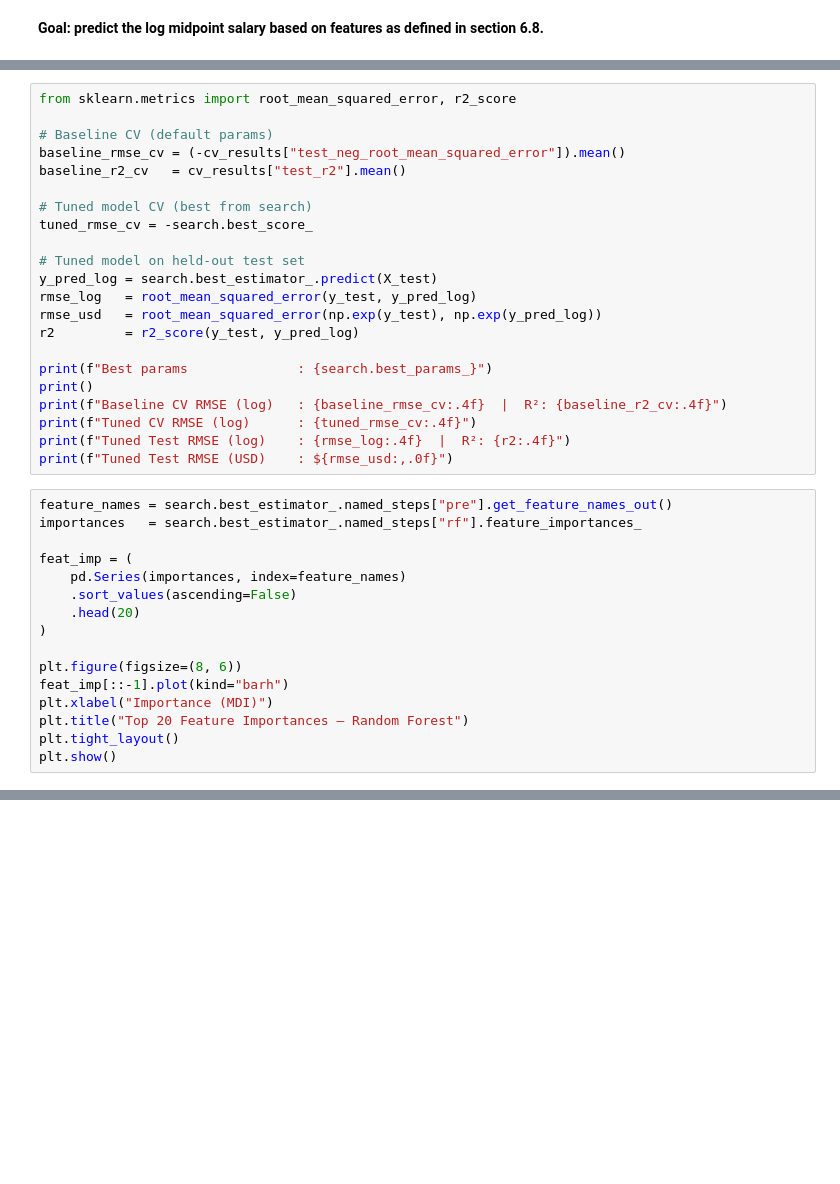
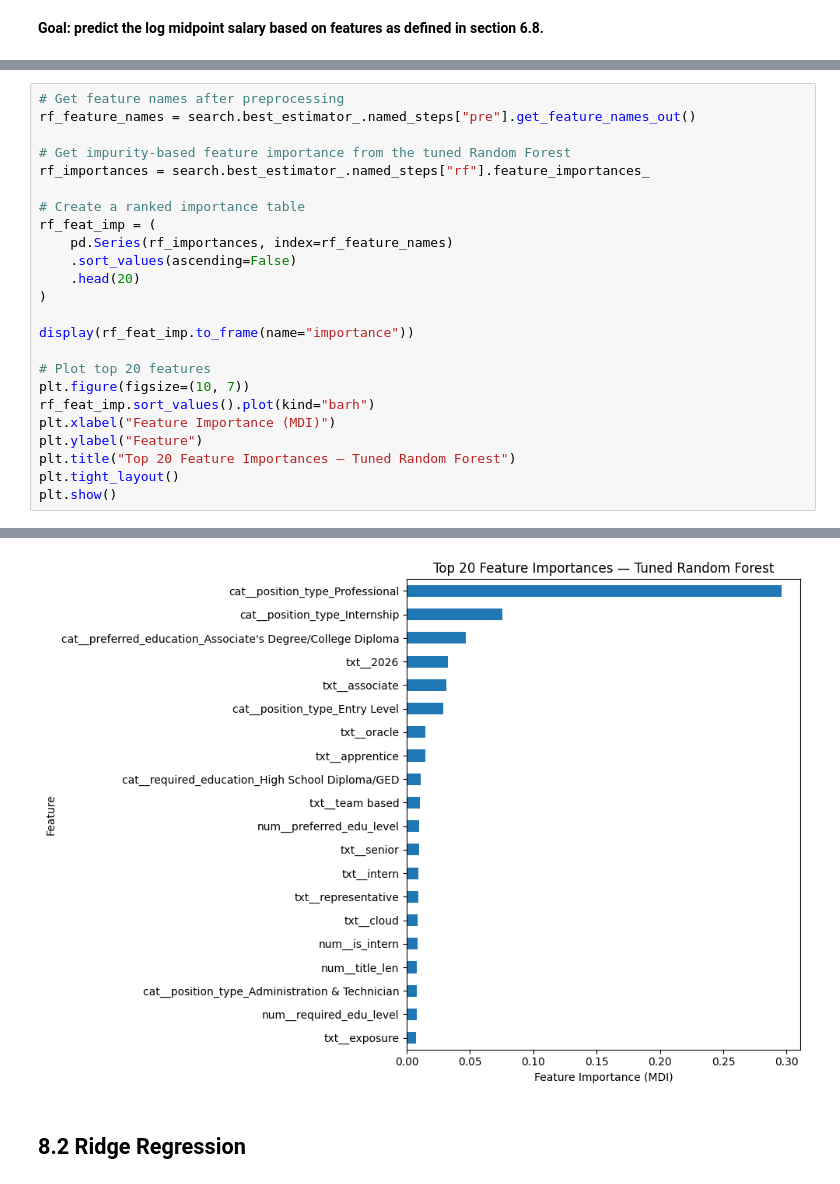
Before and after one commit to Trigger-chen/5243-project4, a Jupyter notebook: Project_1_revised.ipynb, the cells around one changed output, grey strips where cells are left out. Saved outputs shown, nothing was run; the diff lists cells and outputs as text; blank space fills up the shorter version.

Commit message:
update Project_1_revised
add ridge regression model and revise the part of random forest

```diff
--- a/Project_1_revised.ipynb
+++ b/Project_1_revised.ipynb
@@ -3167,38 +3315,25 @@ print(search.best_params_)
-# %%
-from sklearn.metrics import root_mean_squared_error, r2_score
-
-# Baseline CV (default params)
-baseline_rmse_cv = (-cv_results["test_neg_root_mean_squared_error"]).mean()
-baseline_r2_cv   = cv_results["test_r2"].mean()
-
-# Tuned model CV (best from search)
-tuned_rmse_cv = -search.best_score_
-
-# Tuned model on held-out test set
-y_pred_log = search.best_estimator_.predict(X_test)
-rmse_log   = root_mean_squared_error(y_test, y_pred_log)
-rmse_usd   = root_mean_squared_error(np.exp(y_test), np.exp(y_pred_log))
-r2         = r2_score(y_test, y_pred_log)
-
-print(f"Best params              : {search.best_params_}")
-print()
-print(f"Baseline CV RMSE (log)   : {baseline_rmse_cv:.4f}  |  R²: {baseline_r2_cv:.4f}")
-print(f"Tuned CV RMSE (log)      : {tuned_rmse_cv:.4f}")
-print(f"Tuned Test RMSE (log)    : {rmse_log:.4f}  |  R²: {r2:.4f}")
-print(f"Tuned Test RMSE (USD)    : ${rmse_usd:,.0f}")
 # %%
-feature_names = search.best_estimator_.named_steps["pre"].get_feature_names_out()
-importances   = search.best_estimator_.named_steps["rf"].feature_importances_
+# Get feature names after preprocessing
+rf_feature_names = search.best_estimator_.named_steps["pre"].get_feature_names_out()
 
-feat_imp = (
-    pd.Series(importances, index=feature_names)
+# Get impurity-based feature importance from the tuned Random Forest
+rf_importances = search.best_estimator_.named_steps["rf"].feature_importances_
+
+# Create a ranked importance table
+rf_feat_imp = (
+    pd.Series(rf_importances, index=rf_feature_names)
     .sort_values(ascending=False)
     .head(20)
 )
 
-plt.figure(figsize=(8, 6))
-feat_imp[::-1].plot(kind="barh")
-plt.xlabel("Importance (MDI)")
-plt.title("Top 20 Feature Importances — Random Forest")
+display(rf_feat_imp.to_frame(name="importance"))
+
+# Plot top 20 features
+plt.figure(figsize=(10, 7))
+rf_feat_imp.sort_values().plot(kind="barh")
+plt.xlabel("Feature Importance (MDI)")
+plt.ylabel("Feature")
+plt.title("Top 20 Feature Importances — Tuned Random Forest")
 plt.tight_layout()
 plt.show()
+# %% [output]
@@ -3204,0 +3357,3 @@ plt.show()
+[figure, added]
+# %% [markdown]
+## 8.2 Ridge Regression
```
Also changed, not shown: parts of 28 cells of this notebook, 1 other file.
